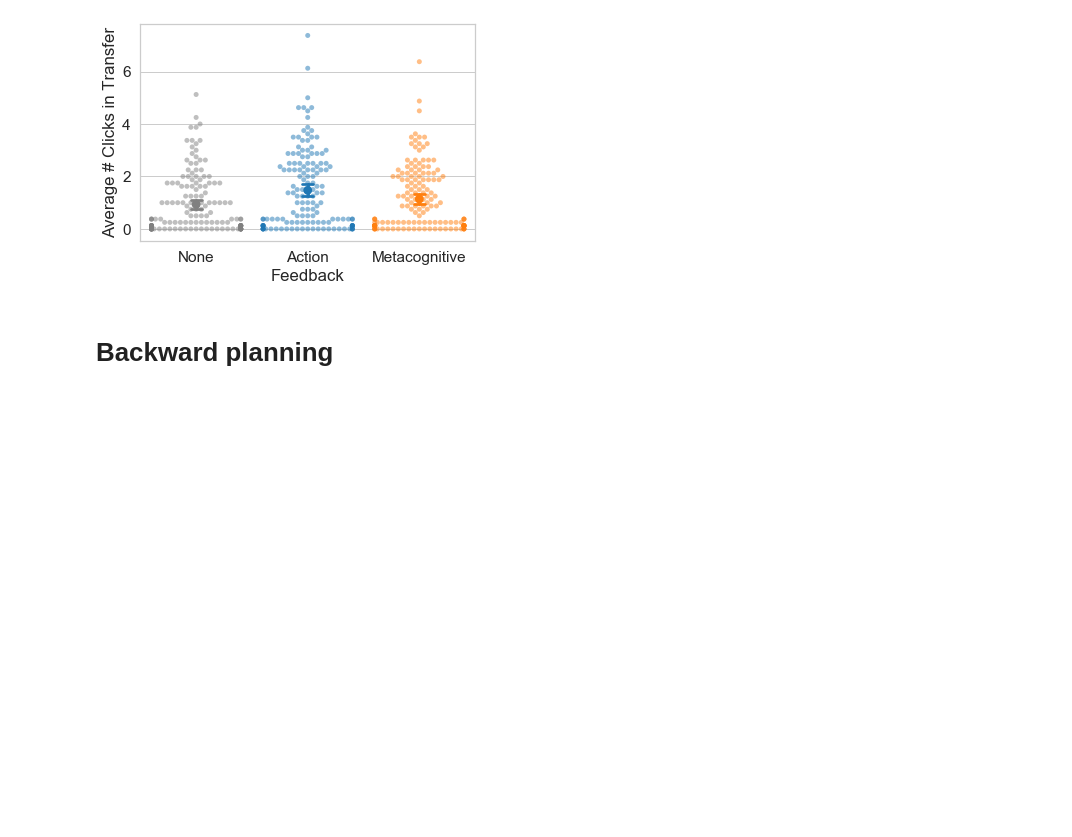
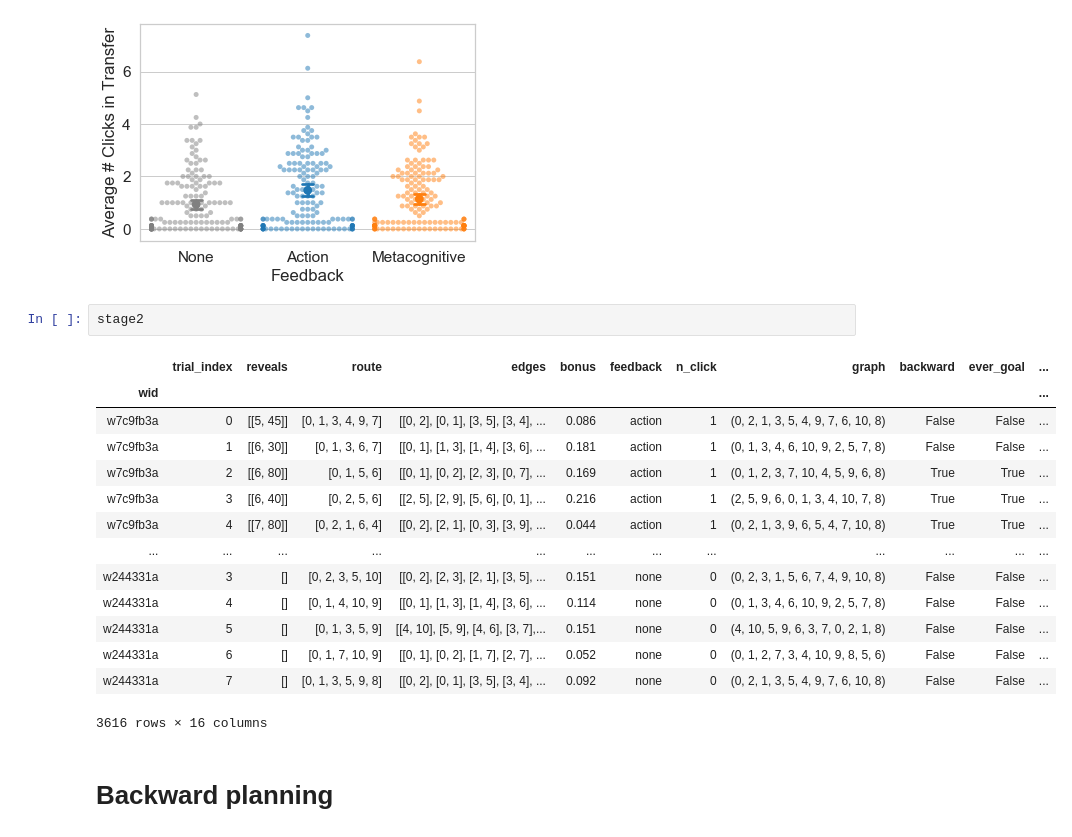
Before and after one commit to fredcallaway/ai-for-improving-human-planning, a Jupyter notebook: analysis/exp5.ipynb, the cells around one changed output. Cells and saved outputs as stored; diff of their text form; blank space fills up the shorter version.

```diff
--- a/analysis/exp5.ipynb
+++ b/analysis/exp5.ipynb
@@ -124,6 +150,23 @@ figure(outcome='stage2_n_click')(plot_transfer)
 figs/5/transfer_stage2_n_click.pdf
 <function __main__.Figures.plot.<locals>.decorator.<locals>.wrapped(*args, **kwargs)>
 [figure]
+# %%
+stage2
+# %% [output]
+|  | trial_index | reveals | route | edges | bonus | feedback | n_click | graph | backward | ever_goal | ... |
+| wid |  |  |  |  |  |  |  |  |  |  | ... |
+| w7c9fb3a | 0 | [[5, 45]] | [0, 1, 3, 4, 9, 7] | [[0, 2], [0, 1], [3, 5], [3, 4], ... | 0.086 | action | 1 | (0, 2, 1, 3, 5, 4, 9, 7, 6, 10, 8) | False | False | ... |
+| w7c9fb3a | 1 | [[6, 30]] | [0, 1, 3, 6, 7] | [[0, 1], [1, 3], [1, 4], [3, 6], ... | 0.181 | action | 1 | (0, 1, 3, 4, 6, 10, 9, 2, 5, 7, 8) | False | False | ... |
+| w7c9fb3a | 2 | [[6, 80]] | [0, 1, 5, 6] | [[0, 1], [0, 2], [2, 3], [0, 7], ... | 0.169 | action | 1 | (0, 1, 2, 3, 7, 10, 4, 5, 9, 6, 8) | True | True | ... |
+| w7c9fb3a | 3 | [[6, 40]] | [0, 2, 5, 6] | [[2, 5], [2, 9], [5, 6], [0, 1], ... | 0.216 | action | 1 | (2, 5, 9, 6, 0, 1, 3, 4, 10, 7, 8) | True | True | ... |
+| w7c9fb3a | 4 | [[7, 80]] | [0, 2, 1, 6, 4] | [[0, 2], [2, 1], [0, 3], [3, 9], ... | 0.044 | action | 1 | (0, 2, 1, 3, 9, 6, 5, 4, 7, 10, 8) | True | True | ... |
+| ... | ... | ... | ... | ... | ... | ... | ... | ... | ... | ... | ... |
+| w244331a | 3 | [] | [0, 2, 3, 5, 10] | [[0, 2], [2, 3], [2, 1], [3, 5], ... | 0.151 | none | 0 | (0, 2, 3, 1, 5, 6, 7, 4, 9, 10, 8) | False | False | ... |
+| w244331a | 4 | [] | [0, 1, 4, 10, 9] | [[0, 1], [1, 3], [1, 4], [3, 6], ... | 0.114 | none | 0 | (0, 1, 3, 4, 6, 10, 9, 2, 5, 7, 8) | False | False | ... |
+| w244331a | 5 | [] | [0, 1, 3, 5, 9] | [[4, 10], [5, 9], [4, 6], [3, 7],... | 0.151 | none | 0 | (4, 10, 5, 9, 6, 3, 7, 0, 2, 1, 8) | False | False | ... |
+| w244331a | 6 | [] | [0, 1, 7, 10, 9] | [[0, 1], [0, 2], [1, 7], [2, 7], ... | 0.052 | none | 0 | (0, 1, 2, 7, 3, 4, 10, 9, 8, 5, 6) | False | False | ... |
+| w244331a | 7 | [] | [0, 1, 3, 5, 9, 8] | [[0, 2], [0, 1], [3, 5], [3, 4], ... | 0.092 | none | 0 | (0, 2, 1, 3, 5, 4, 9, 7, 6, 10, 8) | False | False | ... |
+3616 rows × 16 columns
 # %% [markdown]
 # Backward planning
 # %% [markdown]
```
Also changed, not shown: parts of 7 cells of this notebook, 2 other files.
